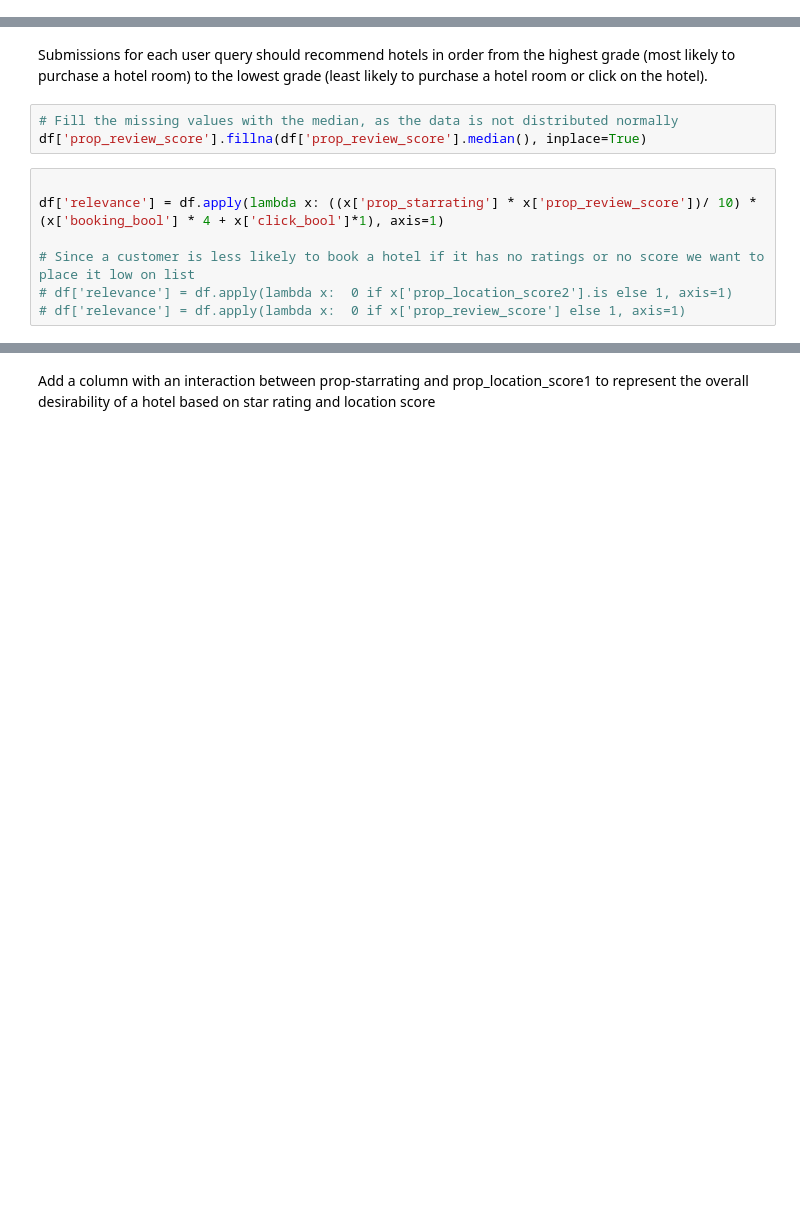
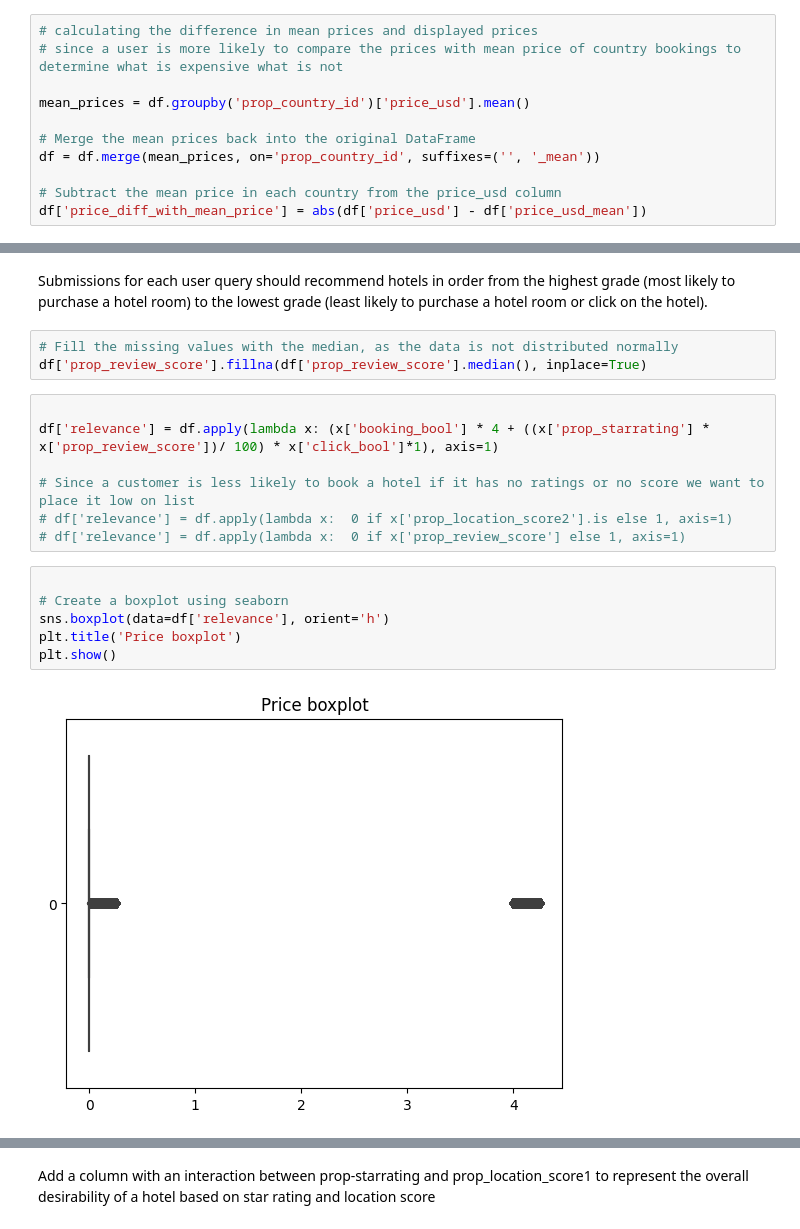
Before and after one commit to pshreyasv100/dmt-assignment-2, a Jupyter notebook: shreyas/data_preprocess.ipynb, the cells around one changed output, grey strips where cells are left out. Drawn from its saved outputs; the diff is of its cells as text; blank space fills up the shorter version.

Commit message:
updated relevance

```diff
--- a/shreyas/data_preprocess.ipynb
+++ b/shreyas/data_preprocess.ipynb
@@ -160,6 +160,17 @@ print(f'{rows_before - rows_after} rows were eliminated')
 ### Normalizing columns to reduce the impact of large values on the modeling
 - particularly price column since it will vary based on location and to reduce its impact from shadowning other attributes
 - since the prices will vary based on country it is logical to group by country id and normalize per country
+# %%
+# calculating the difference in mean prices and displayed prices
+# since a user is more likely to compare the prices with mean price of country bookings to determine what is expensive what is not
+
+mean_prices = df.groupby('prop_country_id')['price_usd'].mean()
+
+# Merge the mean prices back into the original DataFrame
+df = df.merge(mean_prices, on='prop_country_id', suffixes=('', '_mean'))
+
+# Subtract the mean price in each country from the price_usd column
+df['price_diff_with_mean_price'] = abs(df['price_usd'] - df['price_usd_mean'])
 # %%
 columns_to_normalize = ['price_usd']
 
@@ -201,8 +213,16 @@ room or click on the hotel).
 df['prop_review_score'].fillna(df['prop_review_score'].median(), inplace=True)
 # %%
 
-df['relevance'] = df.apply(lambda x: ((x['prop_starrating'] * x['prop_review_score'])/ 10) * (x['booking_bool'] * 4 + x['click_bool']*1), axis=1)
+df['relevance'] = df.apply(lambda x: (x['booking_bool'] * 4 + ((x['prop_starrating'] * x['prop_review_score'])/ 100) * x['click_bool']*1), axis=1)
 
 # Since a customer is less likely to book a hotel if it has no ratings or no score we want to place it low on list
 # df['relevance'] = df.apply(lambda x:  0 if x['prop_location_score2'].is else 1, axis=1)
 # df['relevance'] = df.apply(lambda x:  0 if x['prop_review_score'] else 1, axis=1)
+# %%
+
+# Create a boxplot using seaborn
+sns.boxplot(data=df['relevance'], orient='h')
+plt.title('Price boxplot')
+plt.show()
+# %% [output]
+[figure, added]
```
Also changed, not shown: parts of 4 cells of this notebook, 1 other file.
